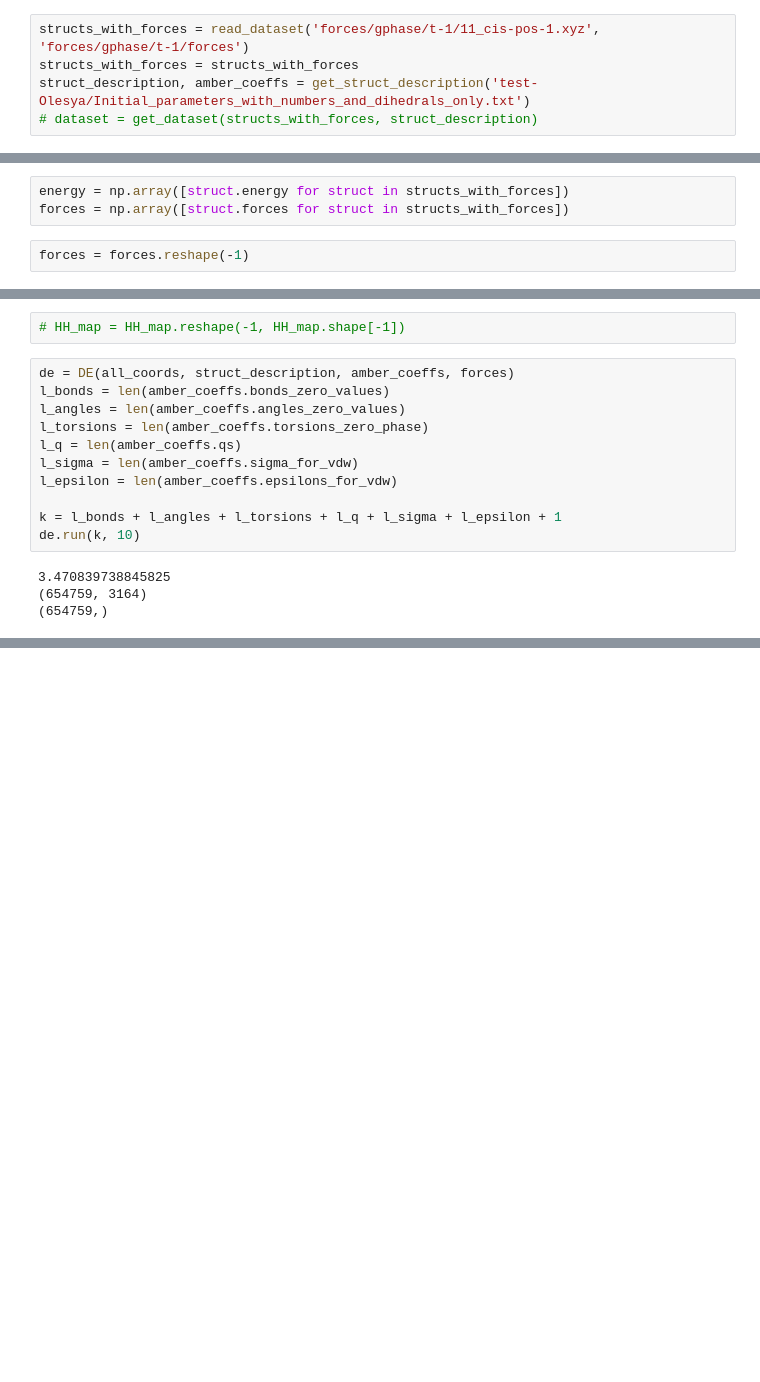
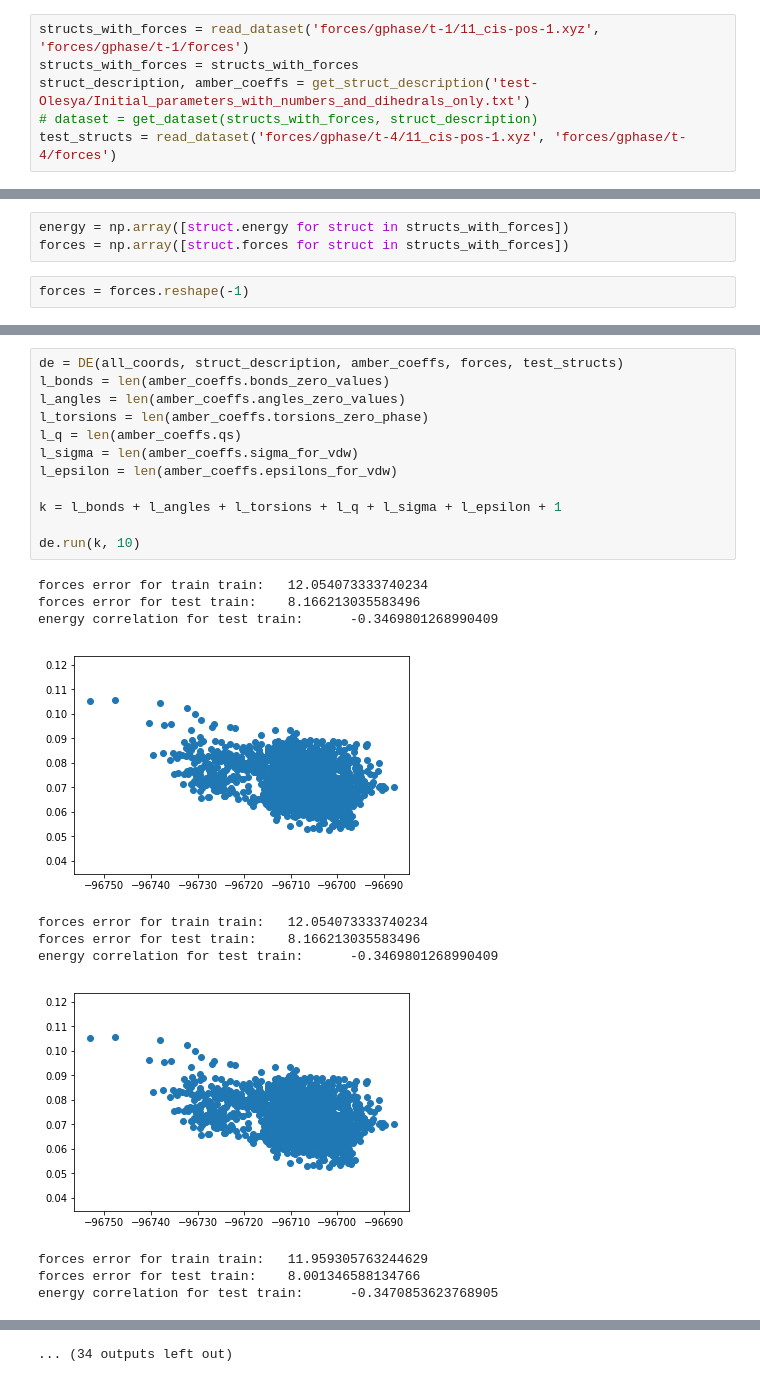
Before and after one commit to xomaiya/LRR_DE, a Jupyter notebook: Forces_learning.ipynb, the cells around one changed output, grey strips where cells are left out. Cells and saved outputs as stored; diff of their text form; blank space fills up the shorter version.

Commit message:
Update ipynb for forces

```diff
--- a/Forces_learning.ipynb
+++ b/Forces_learning.ipynb
@@ -16,3 +16,4 @@ structs_with_forces = read_dataset('forces/gphase/t-1/11_cis-pos-1.xyz', 'forces
 structs_with_forces = structs_with_forces
 struct_description, amber_coeffs = get_struct_description('test-Olesya/Initial_parameters_with_numbers_and_dihedrals_only.txt')
 # dataset = get_dataset(structs_with_forces, struct_description)
+test_structs = read_dataset('forces/gphase/t-4/11_cis-pos-1.xyz', 'forces/gphase/t-4/forces')
@@ -39,17 +43,24 @@ forces = forces.reshape(-1)
-# %%
-# HH_map = HH_map.reshape(-1, HH_map.shape[-1])
 # %%
-de = DE(all_coords, struct_description, amber_coeffs, forces)
+de = DE(all_coords, struct_description, amber_coeffs, forces, test_structs)
 l_bonds = len(amber_coeffs.bonds_zero_values)
 l_angles = len(amber_coeffs.angles_zero_values)
 l_torsions = len(amber_coeffs.torsions_zero_phase)
 l_q = len(amber_coeffs.qs)
 l_sigma = len(amber_coeffs.sigma_for_vdw)
 l_epsilon = len(amber_coeffs.epsilons_for_vdw)
 
 k = l_bonds + l_angles + l_torsions + l_q + l_sigma + l_epsilon + 1
+
 de.run(k, 10)
 # %% [output]
-3.470839738845825
-(654759, 3164)
-(654759,)
+forces error for train train:   12.054073333740234
+forces error for test train:    8.166213035583496
+energy correlation for test train:      -0.3469801268990409
+[figure, added]
+forces error for train train:   12.054073333740234
+forces error for test train:    8.166213035583496
+energy correlation for test train:      -0.3469801268990409
+[figure, added]
+forces error for train train:   11.959305763244629
+forces error for test train:    8.001346588134766
+energy correlation for test train:      -0.3470853623768905
@@ -55,0 +80 @@ de.run(k, 10)
+... (34 outputs left out)
```
Also changed, not shown: parts of 4 cells of this notebook.
